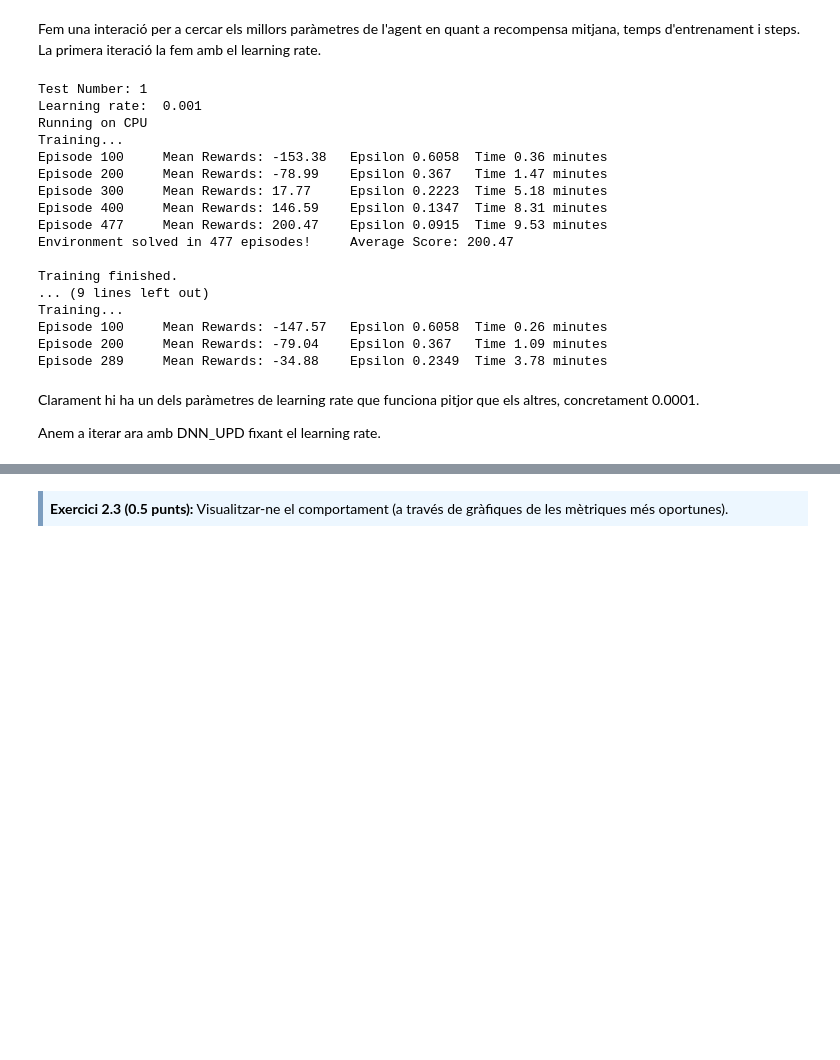
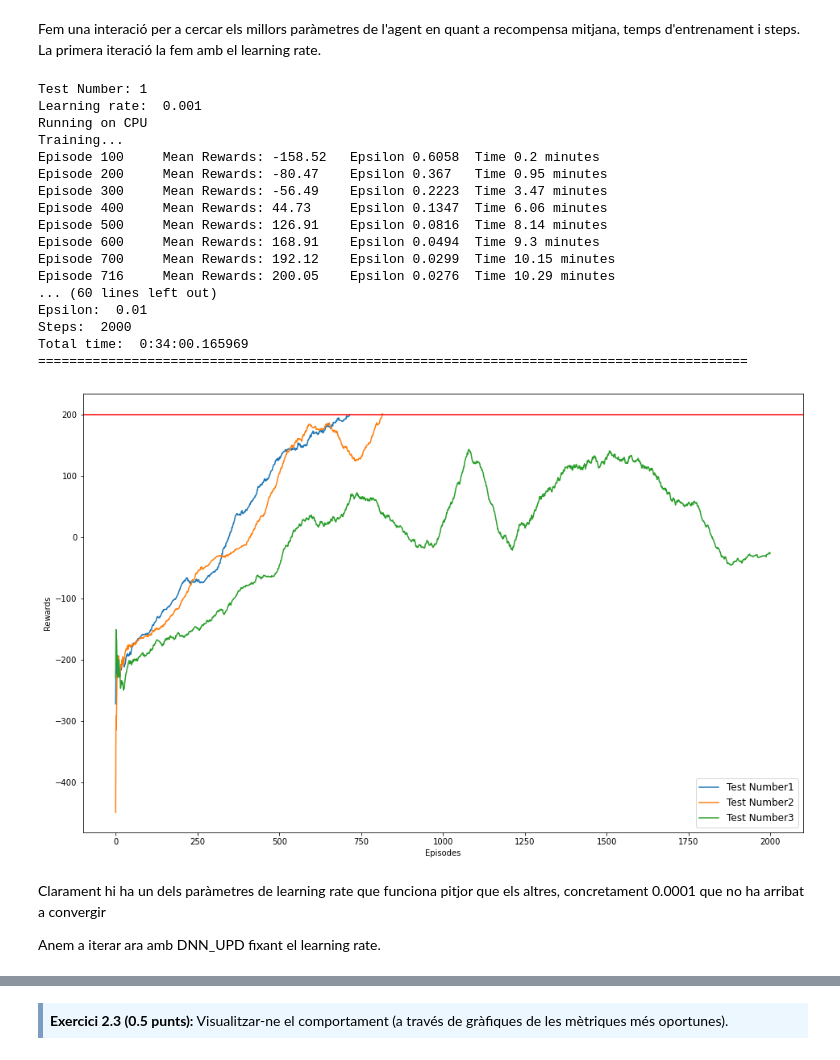
Before and after one commit to jordi-puig/master-data-science, a Jupyter notebook: reinforcement-learning/Practica/M2.983_2022_1_Practica-Sol.ipynb, the cells around one changed output, grey strips where cells are left out. Saved outputs shown, nothing was run; the diff lists cells and outputs as text; code cells hidden in the pictures; blank space fills up the shorter version.

```diff
--- a/reinforcement-learning/Practica/M2.983_2022_1_Practica-Sol.ipynb
+++ b/reinforcement-learning/Practica/M2.983_2022_1_Practica-Sol.ipynb
@@ -450,6 +452,7 @@ class Agent:
             eps_min (float): valor mínim d'epsilon
             eps_decay (float): factor de decaig d'epsilon
         """
+        self.eps_decay = eps_decay
         self.reward_threshold = reward_threshold
         self.eps = eps_start  # inicialitzar epsilon
         self.nblock = nblock
@@ -481,7 +484,7 @@ class Agent:
                     break
 
             # actualitzar epsilon
-            self.eps = max(eps_min, eps_decay * self.eps)  # decrease epsilon
+            self.eps = max(eps_min, self.eps_decay * self.eps)  # decrease epsilon
 
             # afegir el reward de l'episodi a la llista
             self.__save_statistics()
@@ -643,33 +646,35 @@ Test Number: 1
 Learning rate:  0.001
 Running on CPU
 Training...
-Episode 100     Mean Rewards: -153.38   Epsilon 0.6058  Time 0.36 minutes
-Episode 200     Mean Rewards: -78.99    Epsilon 0.367   Time 1.47 minutes
-Episode 300     Mean Rewards: 17.77     Epsilon 0.2223  Time 5.18 minutes
-Episode 400     Mean Rewards: 146.59    Epsilon 0.1347  Time 8.31 minutes
-Episode 477     Mean Rewards: 200.47    Epsilon 0.0915  Time 9.53 minutes
-Environment solved in 477 episodes!     Average Score: 200.47
-
-Training finished.
-... (9 lines left out)
-Training...
-Episode 100     Mean Rewards: -147.57   Epsilon 0.6058  Time 0.26 minutes
-Episode 200     Mean Rewards: -79.04    Epsilon 0.367   Time 1.09 minutes
-Episode 289     Mean Rewards: -34.88    Epsilon 0.2349  Time 3.78 minutes
+Episode 100     Mean Rewards: -158.52   Epsilon 0.6058  Time 0.2 minutes
+Episode 200     Mean Rewards: -80.47    Epsilon 0.367   Time 0.95 minutes
+Episode 300     Mean Rewards: -56.49    Epsilon 0.2223  Time 3.47 minutes
+Episode 400     Mean Rewards: 44.73     Epsilon 0.1347  Time 6.06 minutes
+Episode 500     Mean Rewards: 126.91    Epsilon 0.0816  Time 8.14 minutes
+Episode 600     Mean Rewards: 168.91    Epsilon 0.0494  Time 9.3 minutes
+Episode 700     Mean Rewards: 192.12    Epsilon 0.0299  Time 10.15 minutes
+Episode 716     Mean Rewards: 200.05    Epsilon 0.0276  Time 10.29 minutes
+... (60 lines left out)
+Epsilon:  0.01
+Steps:  2000
+Total time:  0:34:00.165969
+===========================================================================================
 # %%
 # plot de la recompensa de tots els agents en una mateixa gràfica
 for idx,agent in enumerate(agents_lr):
         plt.plot(agent.mean_training_rewards, label='Test Number' + str(idx + 1))
 
-plt.rcParams['figure.figsize'] = [18, 14]
+plt.rcParams['figure.figsize'] = [16, 10]
 plt.legend(prop={'size': 12})
 plt.rcParams.update({'font.size': 10})
 plt.axhline(agent.reward_threshold, color='r', label="Reward threshold")
 plt.xlabel('Episodes')
 plt.ylabel('Rewards')
 plt.show()
+# %% [output]
+[figure, added]
 # %% [markdown]
-Clarament hi ha un dels paràmetres de learning rate que funciona pitjor que els altres, concretament 0.0001.
+Clarament hi ha un dels paràmetres de learning rate que funciona pitjor que els altres, concretament 0.0001 que no ha arribat a convergir
 
 Anem a iterar ara amb DNN_UPD fixant el learning rate.
 # %%
```
Also changed, not shown: parts of 77 cells of this notebook, 9 other files.
